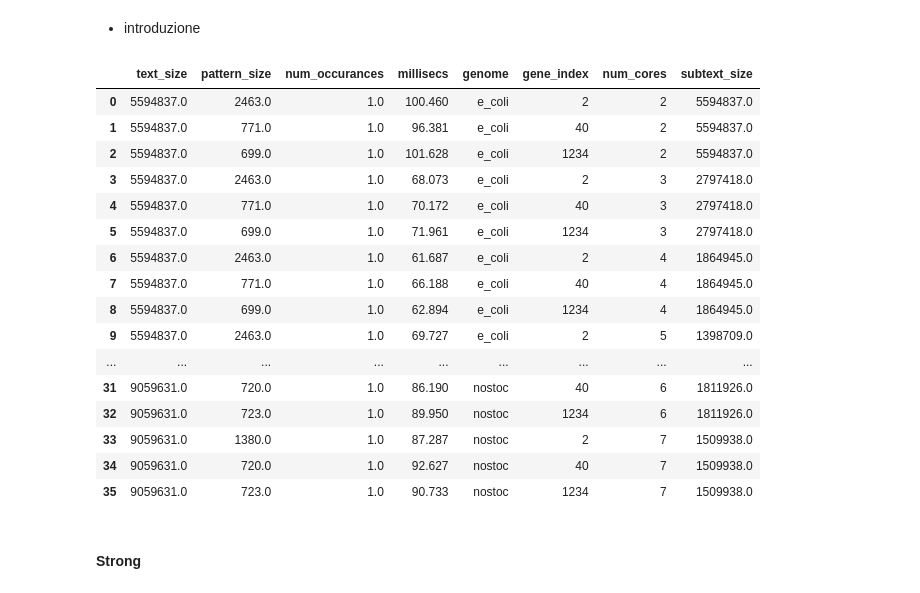
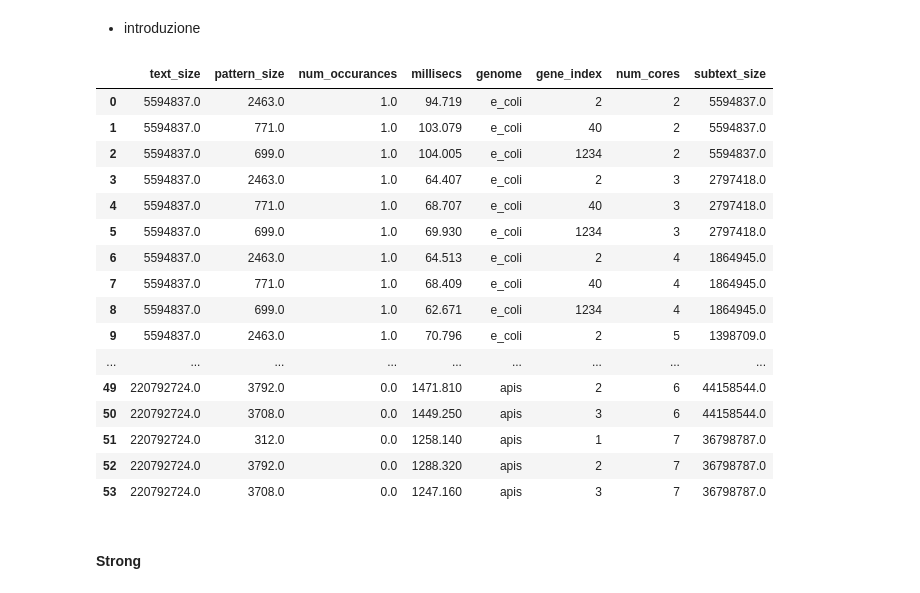
Before and after one commit to Davide-Lotito/ACA_project, a Jupyter notebook: presentation/notebook.ipynb, the cells around one changed output. Drawn from its saved outputs; the diff is of its cells as text; code cells hidden in the pictures.

```diff
--- a/presentation/notebook.ipynb
+++ b/presentation/notebook.ipynb
@@ -400,27 +400,27 @@ plt.grid()
 # %% [markdown]
 * introduzione
 # %%
-df = pd.read_json("./test_cluster.txt")
+df = pd.read_json("./test_cluster2.txt")
 df = df.dropna().reset_index(drop=True)
 df
 # %% [output]
 |  | text_size | pattern_size | num_occurances | millisecs | genome | gene_index | num_cores | subtext_size |
-| 0 | 5594837.0 | 2463.0 | 1.0 | 100.460 | e_coli | 2 | 2 | 5594837.0 |
-| 1 | 5594837.0 | 771.0 | 1.0 | 96.381 | e_coli | 40 | 2 | 5594837.0 |
-| 2 | 5594837.0 | 699.0 | 1.0 | 101.628 | e_coli | 1234 | 2 | 5594837.0 |
-| 3 | 5594837.0 | 2463.0 | 1.0 | 68.073 | e_coli | 2 | 3 | 2797418.0 |
-| 4 | 5594837.0 | 771.0 | 1.0 | 70.172 | e_coli | 40 | 3 | 2797418.0 |
-| 5 | 5594837.0 | 699.0 | 1.0 | 71.961 | e_coli | 1234 | 3 | 2797418.0 |
-| 6 | 5594837.0 | 2463.0 | 1.0 | 61.687 | e_coli | 2 | 4 | 1864945.0 |
-| 7 | 5594837.0 | 771.0 | 1.0 | 66.188 | e_coli | 40 | 4 | 1864945.0 |
-| 8 | 5594837.0 | 699.0 | 1.0 | 62.894 | e_coli | 1234 | 4 | 1864945.0 |
-| 9 | 5594837.0 | 2463.0 | 1.0 | 69.727 | e_coli | 2 | 5 | 1398709.0 |
+| 0 | 5594837.0 | 2463.0 | 1.0 | 94.719 | e_coli | 2 | 2 | 5594837.0 |
+| 1 | 5594837.0 | 771.0 | 1.0 | 103.079 | e_coli | 40 | 2 | 5594837.0 |
+| 2 | 5594837.0 | 699.0 | 1.0 | 104.005 | e_coli | 1234 | 2 | 5594837.0 |
+| 3 | 5594837.0 | 2463.0 | 1.0 | 64.407 | e_coli | 2 | 3 | 2797418.0 |
+| 4 | 5594837.0 | 771.0 | 1.0 | 68.707 | e_coli | 40 | 3 | 2797418.0 |
+| 5 | 5594837.0 | 699.0 | 1.0 | 69.930 | e_coli | 1234 | 3 | 2797418.0 |
+| 6 | 5594837.0 | 2463.0 | 1.0 | 64.513 | e_coli | 2 | 4 | 1864945.0 |
+| 7 | 5594837.0 | 771.0 | 1.0 | 68.409 | e_coli | 40 | 4 | 1864945.0 |
+| 8 | 5594837.0 | 699.0 | 1.0 | 62.671 | e_coli | 1234 | 4 | 1864945.0 |
+| 9 | 5594837.0 | 2463.0 | 1.0 | 70.796 | e_coli | 2 | 5 | 1398709.0 |
 | ... | ... | ... | ... | ... | ... | ... | ... | ... |
-| 31 | 9059631.0 | 720.0 | 1.0 | 86.190 | nostoc | 40 | 6 | 1811926.0 |
-| 32 | 9059631.0 | 723.0 | 1.0 | 89.950 | nostoc | 1234 | 6 | 1811926.0 |
-| 33 | 9059631.0 | 1380.0 | 1.0 | 87.287 | nostoc | 2 | 7 | 1509938.0 |
-| 34 | 9059631.0 | 720.0 | 1.0 | 92.627 | nostoc | 40 | 7 | 1509938.0 |
-| 35 | 9059631.0 | 723.0 | 1.0 | 90.733 | nostoc | 1234 | 7 | 1509938.0 |
+| 49 | 220792724.0 | 3792.0 | 0.0 | 1471.810 | apis | 2 | 6 | 44158544.0 |
+| 50 | 220792724.0 | 3708.0 | 0.0 | 1449.250 | apis | 3 | 6 | 44158544.0 |
+| 51 | 220792724.0 | 312.0 | 0.0 | 1258.140 | apis | 1 | 7 | 36798787.0 |
+| 52 | 220792724.0 | 3792.0 | 0.0 | 1288.320 | apis | 2 | 7 | 36798787.0 |
+| 53 | 220792724.0 | 3708.0 | 0.0 | 1247.160 | apis | 3 | 7 | 36798787.0 |
 # %% [markdown]
 #### Strong
 # %% [markdown]
```
Also changed, not shown: parts of 3 cells of this notebook.
